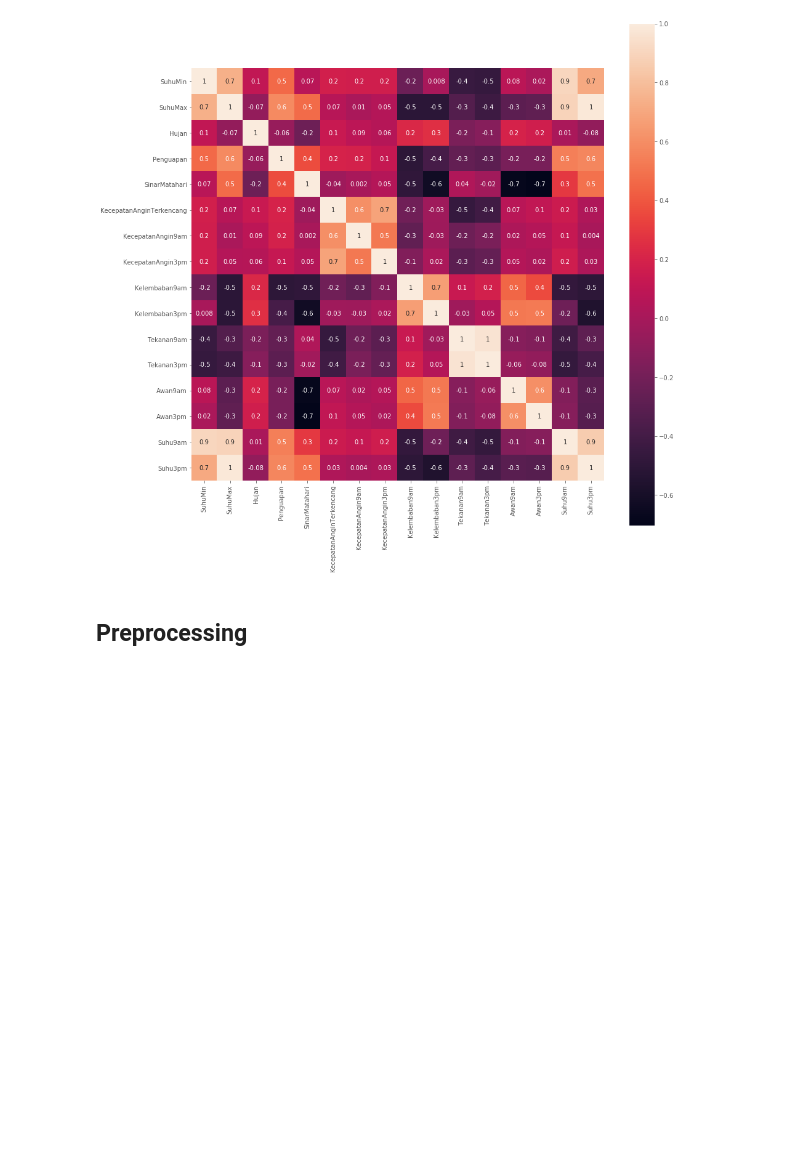
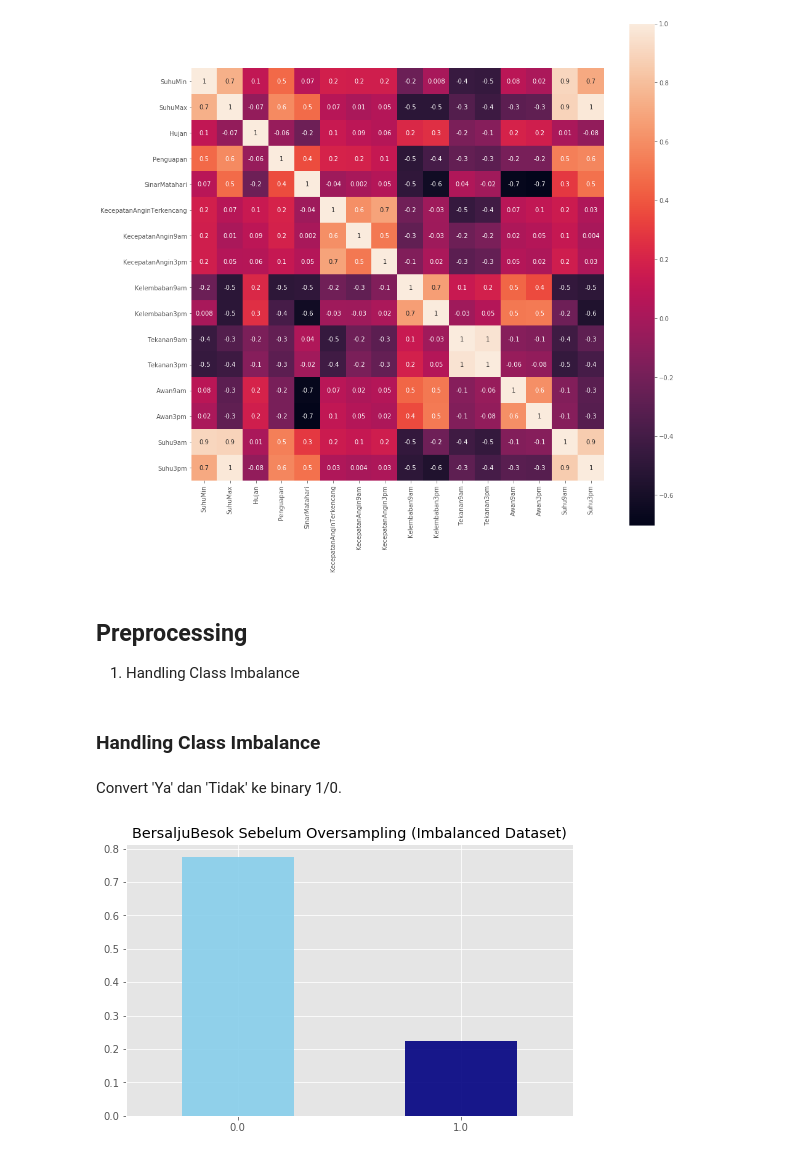
Before and after one commit to RezaAYahya/Classification, a Jupyter notebook: Classification_Salju.ipynb, the cells around one changed output. Cells and saved outputs as stored; diff of their text form; code cells hidden in the pictures; blank space fills up the shorter version.

Commit message:
Add Handling Imbalance Class

```diff
--- a/Classification_Salju.ipynb
+++ b/Classification_Salju.ipynb
@@ -279,3 +279,11 @@ plt.show()
 [figure]
 # %% [markdown]
 ## Preprocessing
+1. Handling Class Imbalance
+# %% [markdown]
+### Handling Class Imbalance
+# %%
+df_train['BersaljuHariIni'].replace({'Tidak': 0, 'Ya': 1},inplace = True)
+df_train['BersaljuBesok'].replace({'Tidak': 0, 'Ya': 1},inplace = True)
+# %% [markdown]
+Convert 'Ya' dan 'Tidak' ke binary 1/0.
@@ -281,0 +297,7 @@ plt.show()
+# %%
+fig = plt.figure(figsize = (8,5))
+df_train.BersaljuBesok.value_counts(normalize = True).plot(kind='bar', color= ['skyblue','navy'], alpha = 0.9, rot=0)
+plt.title('BersaljuBesok Sebelum Oversampling (Imbalanced Dataset)')
+plt.show()
+# %% [output]
+[figure, added]
```
Also changed, not shown: parts of 2 cells of this notebook.
